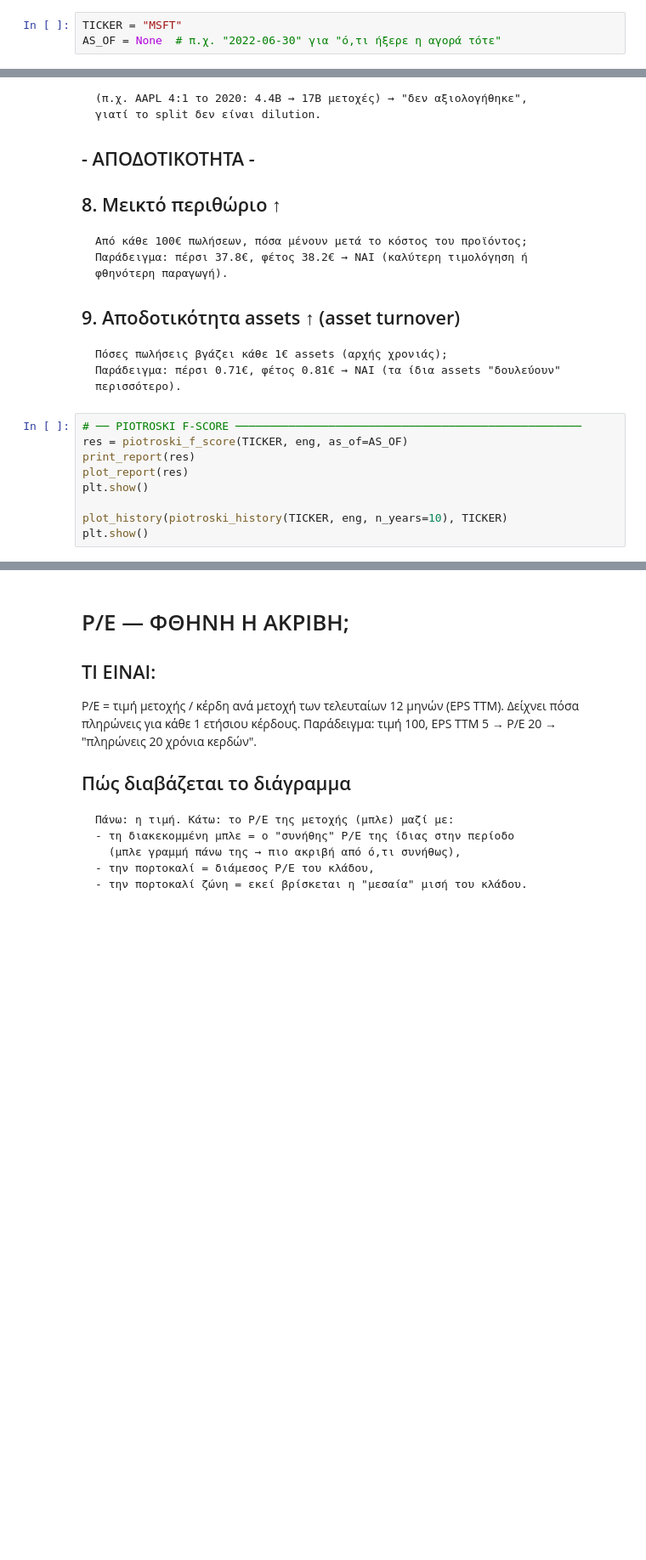
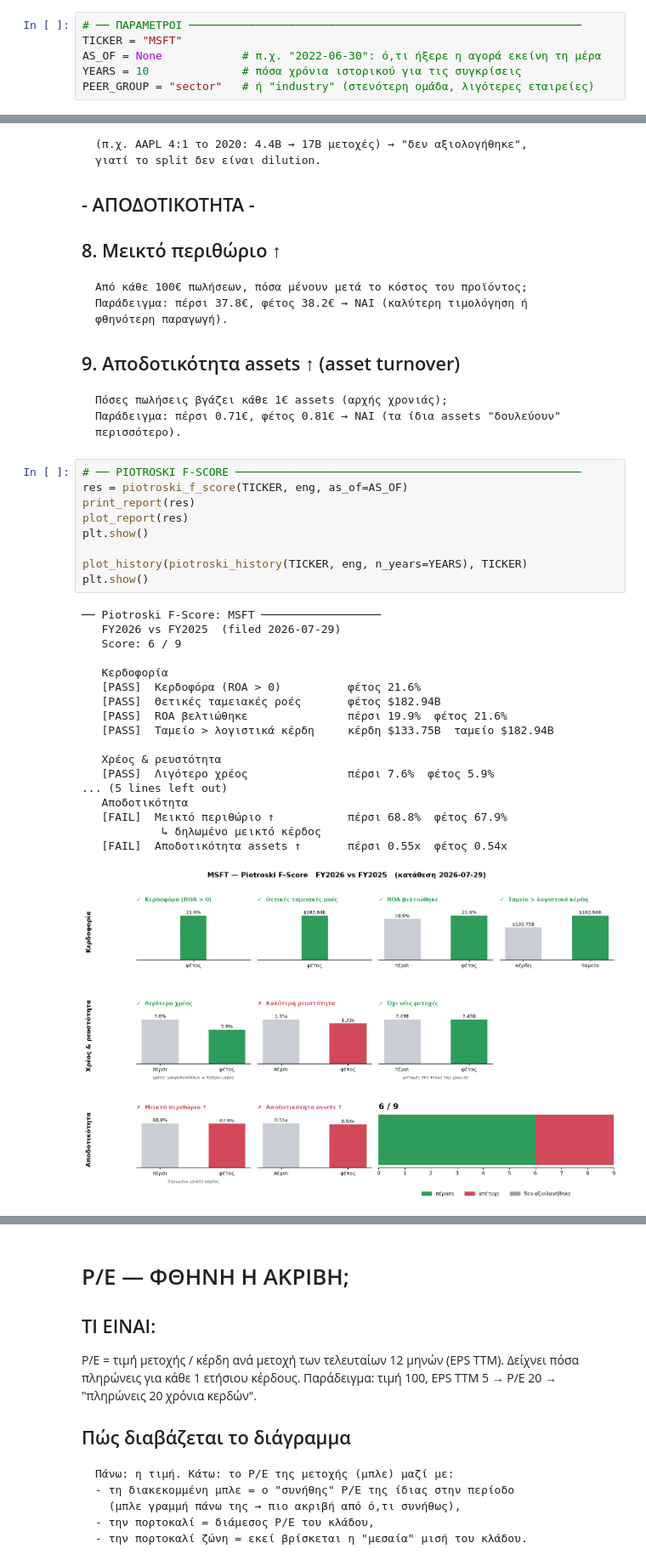
Before and after one commit to GkolfosGeorge/single-asset-analyzer, a Jupyter notebook: single_asset_analyzer.ipynb, the cells around one changed output, grey strips where cells are left out. Shown at 85% size. Saved outputs shown, nothing was run; the diff lists cells and outputs as text; blank space fills up the shorter version.

Commit message:
Clean daily notebook with valuation snapshot; dev notebook; retry dropped Yahoo tickers

```diff
--- a/single_asset_analyzer.ipynb
+++ b/single_asset_analyzer.ipynb
@@ -57,3 +48,6 @@ print(bad_new.to_string(index=False))
 # %%
+# ── ΠΑΡΑΜΕΤΡΟΙ ───────────────────────────────────────────────────────────
 TICKER = "MSFT"
-AS_OF = None  # π.χ. "2022-06-30" για "ό,τι ήξερε η αγορά τότε"
+AS_OF = None            # π.χ. "2022-06-30": ό,τι ήξερε η αγορά εκείνη τη μέρα
+YEARS = 10              # πόσα χρόνια ιστορικού για τις συγκρίσεις
+PEER_GROUP = "sector"   # ή "industry" (στενότερη ομάδα, λιγότερες εταιρείες)
@@ -158,9 +151,28 @@ with eng.connect() as c:
 # %%
 # ── PIOTROSKI F-SCORE ────────────────────────────────────────────────────
 res = piotroski_f_score(TICKER, eng, as_of=AS_OF)
 print_report(res)
 plot_report(res)
 plt.show()
 
-plot_history(piotroski_history(TICKER, eng, n_years=10), TICKER)
+plot_history(piotroski_history(TICKER, eng, n_years=YEARS), TICKER)
 plt.show()
+# %% [output]
+── Piotroski F-Score: MSFT ──────────────────
+   FY2026 vs FY2025  (filed 2026-07-29)
+   Score: 6 / 9
+
+   Κερδοφορία
+   [PASS]  Κερδοφόρα (ROA > 0)          φέτος 21.6%
+   [PASS]  Θετικές ταμειακές ροές       φέτος $182.94B
+   [PASS]  ROA βελτιώθηκε               πέρσι 19.9%  φέτος 21.6%
+   [PASS]  Ταμείο > λογιστικά κέρδη     κέρδη $133.75B  ταμείο $182.94B
+
+   Χρέος & ρευστότητα
+   [PASS]  Λιγότερο χρέος               πέρσι 7.6%  φέτος 5.9%
+... (5 lines left out)
+   Αποδοτικότητα
+   [FAIL]  Μεικτό περιθώριο ↑           πέρσι 68.8%  φέτος 67.9%
+            ↳ δηλωμένο μεικτό κέρδος
+   [FAIL]  Αποδοτικότητα assets ↑       πέρσι 0.55x  φέτος 0.54x
+[figure, added]
```
Also changed, not shown: parts of 23 cells of this notebook, 4 other files.
